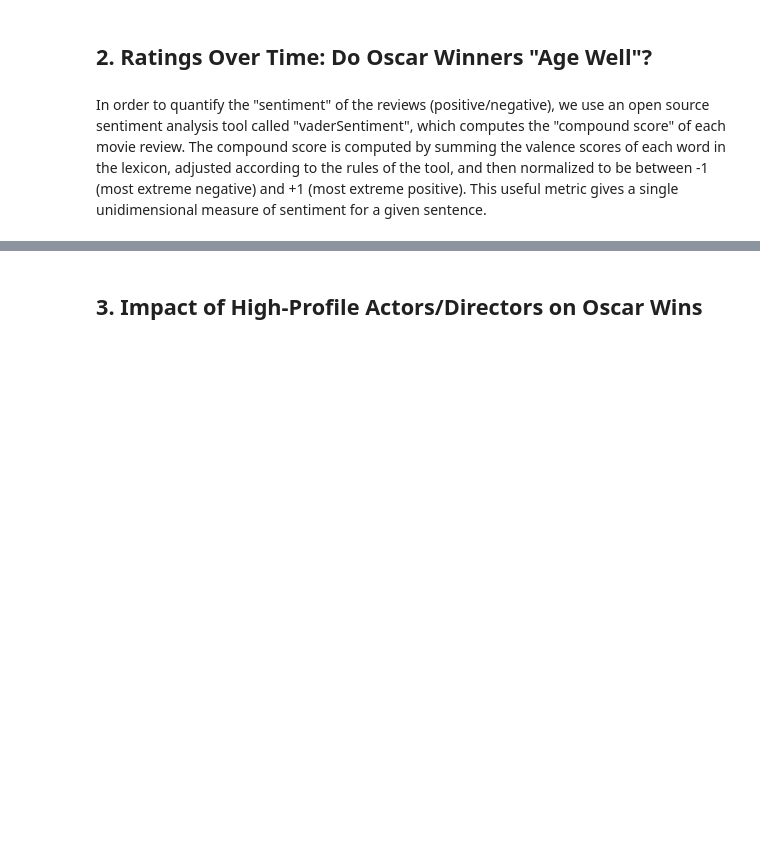
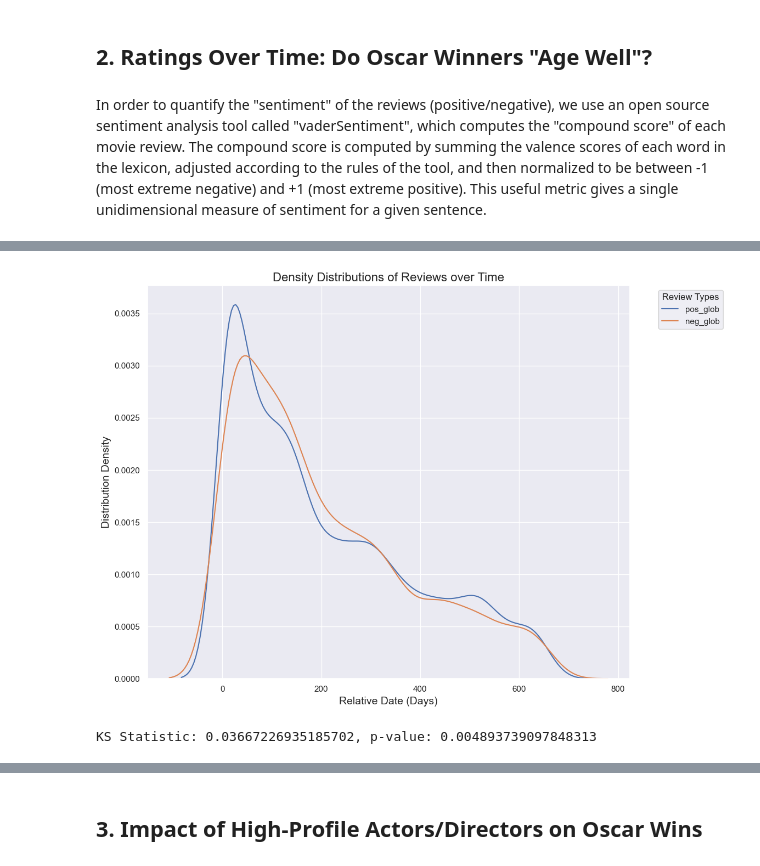
Before and after one commit to epfl-ada/ada-2024-project-badaboum, a Jupyter notebook: results.ipynb, the cells around one changed output, grey strips where cells are left out. Saved outputs shown, nothing was run; the diff lists cells and outputs as text; code cells hidden in the pictures; blank space fills up the shorter version.

Commit message:
feat: add results for reviews over time

```diff
--- a/results.ipynb
+++ b/results.ipynb
@@ -349,0 +347,8 @@ The number of reviews decreases with time after the oscar ceremony. This needs t
+# %%
+reviews_over_time.plot_compound_scores_global("pos_glob", "neg_glob")
+# %% [output]
+[figure, added]
+# %%
+reviews_over_time.print_ks_test_review_dates("pos_glob", "neg_glob")
+# %% [output]
+KS Statistic: 0.03667226935185702, p-value: 0.004893739097848313
```
Also changed, not shown: parts of 13 cells of this notebook.
